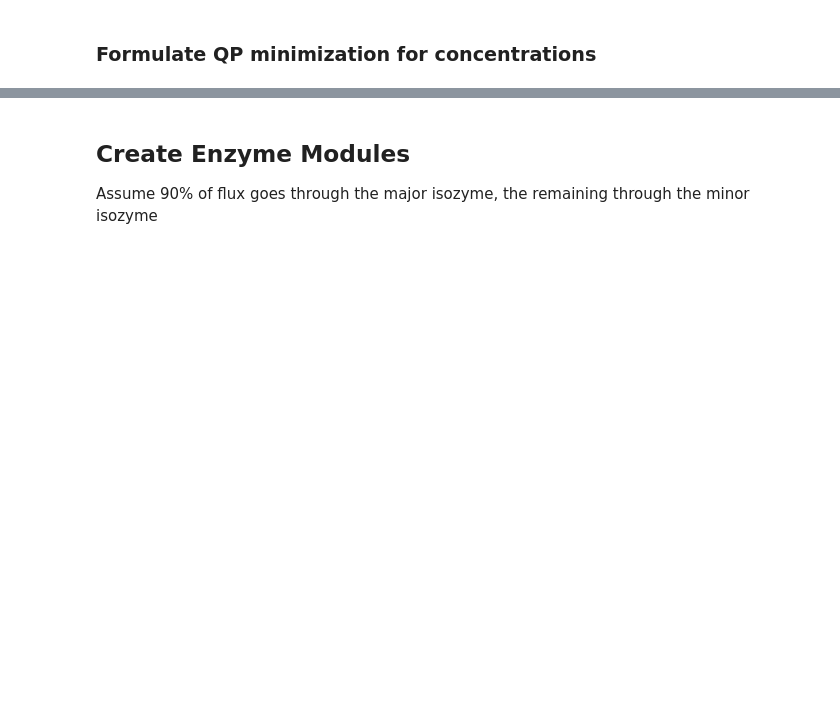
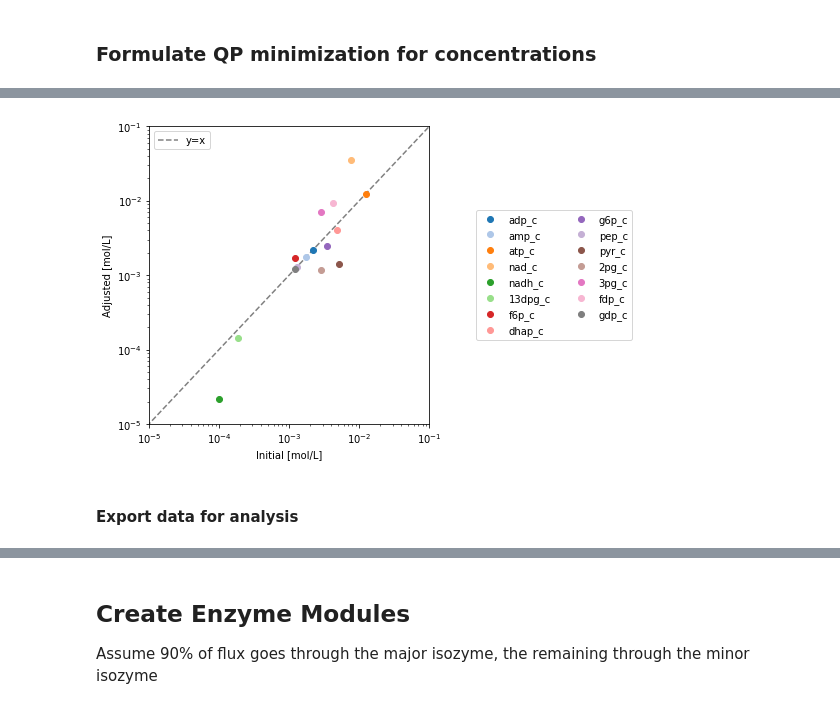
Before and after one commit to SBRG/GDGA_Shortcourse, a Jupyter notebook: Module4_Kinetics/Part2_Exercise/COBRA to MASS model workflow.ipynb, the cells around one changed output, grey strips where cells are left out. Cells and saved outputs as stored; diff of their text form; code cells hidden in the pictures; blank space fills up the shorter version.

```diff
--- a/Module4_Kinetics/Part2_Exercise/COBRA to MASS model workflow.ipynb
+++ b/Module4_Kinetics/Part2_Exercise/COBRA to MASS model workflow.ipynb
@@ -313,0 +332,19 @@ compare_data(conc_data, conc_solution.concentrations, scale="log")
+# %%
+conc_comparison_fig, ax = plt.subplots(nrows=1, ncols=1,
+                                       figsize=(5, 5))
+
+plot_comparison(
+    x=conc_data["Concentration (mol * L-1)"], y=conc_solution,
+    compare="concentrations",
+    observable=[mid for mid in conc_data.index], ax=ax,
+    legend="right outside", plot_function="loglog",
+    xlim=(1e-5, 1e-1), ylim=(1e-5, 1e-1), xy_line=True,
+    xy_legend="best", xlabel="Initial [mol/L]", ylabel="Adjusted [mol/L]")
+
+conc_comparison_fig.tight_layout()
+update_model_with_concentration_solution(
+    mass_model, conc_solution, concentrations=True, Keqs=True, inplace=True);
+# %% [output]
+[figure, added]
+# %% [markdown]
+#### Export data for analysis
```
Also changed, not shown: parts of 46 cells of this notebook, 30 other files.
